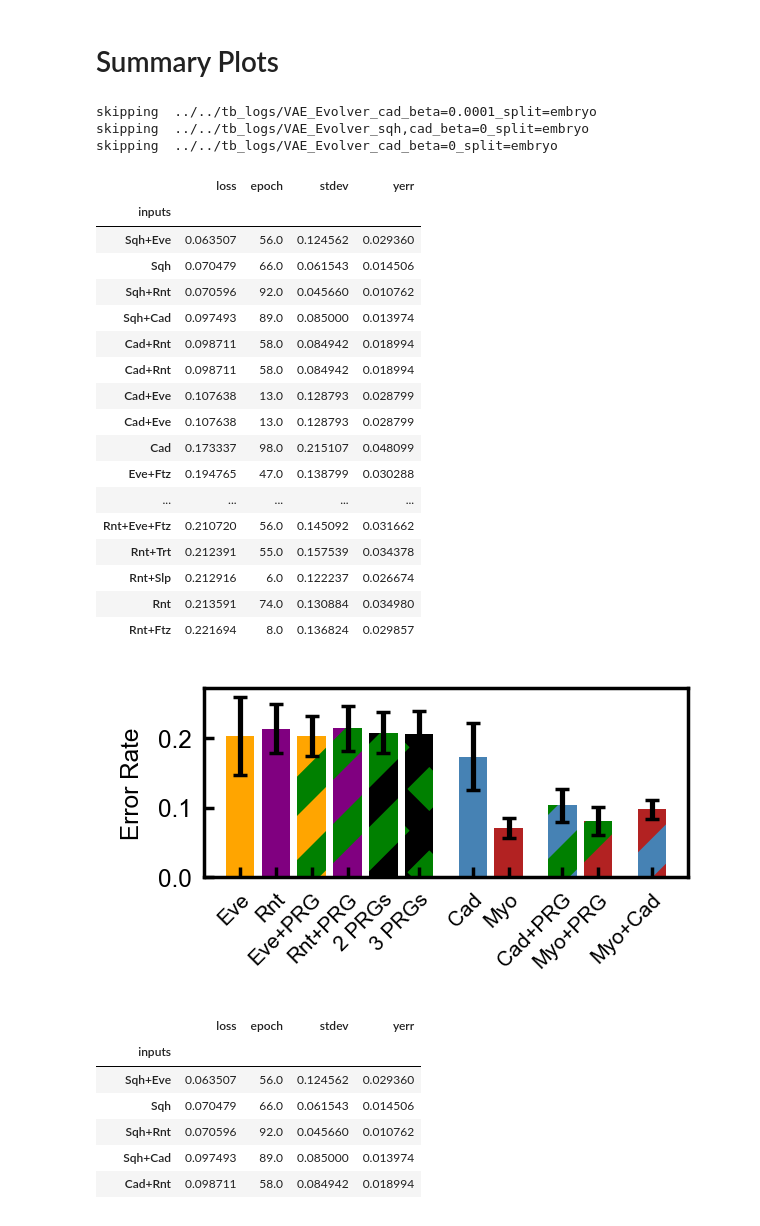
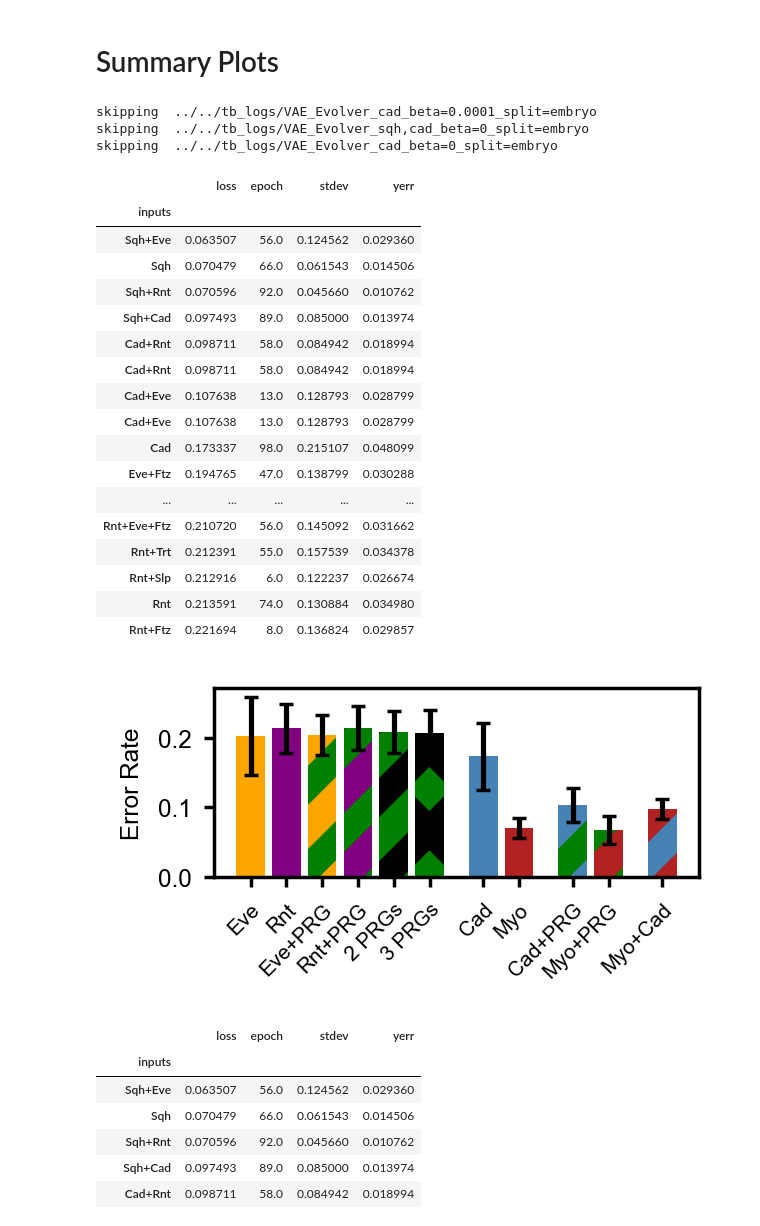
Before and after one commit to jcolen/drosophila_morphogenesis, a Jupyter notebook: vae_models/ReevaluateValidationErrors.ipynb, the cells around one changed output. Saved outputs shown, nothing was run; the diff lists cells and outputs as text; code cells hidden in the pictures.

```diff
--- a/vae_models/ReevaluateValidationErrors.ipynb
+++ b/vae_models/ReevaluateValidationErrors.ipynb
@@ -211,6 +213,8 @@ TypeError: max(): argument 'input' (position 1) must be Tensor, not list
 # %% [markdown]
 # Summary Plots
 # %%
+import matplotlib
+
 plt.rcParams['font.size'] = 7
 plt.rcParams['font.family'] = 'Arial'
 plt.rcParams['figure.dpi'] = 200
@@ -317,7 +321,7 @@ labels.append('Cad+PRG')
 
 idxs=['Sqh+Rnt', 'Sqh+Eve']
 di = data.loc[[c for c in idxs if c in data.index]]
-ax.bar(len(labels)+offset, di.loss.mean()*1.2,
+ax.bar(len(labels)+offset, di.loss.mean(),
        yerr=di.yerr.mean(),
        facecolor=colors['Sqh'], edgecolor=colors['PRG'],
        hatch='/', lw=0)
@@ -333,34 +337,34 @@ bars = [rect for rect in ax.get_children() if isinstance(rect, matplotlib.patche
 xticks = [bar.xy[0] + bar.get_width() / 2 for bar in bars[:-1]]
 ax.set_xticks(xticks)
 ax.set_xticklabels(labels, rotation=45,
                    fontsize=6, rotation_mode='anchor', ha='right');
 #ax.set_yscale('log')
 ax.set_ylabel('Error Rate')
 
 data
 # %% [output]
 skipping  ../../tb_logs/VAE_Evolver_cad_beta=0.0001_split=embryo
 skipping  ../../tb_logs/VAE_Evolver_sqh,cad_beta=0_split=embryo
 skipping  ../../tb_logs/VAE_Evolver_cad_beta=0_split=embryo
 |  | loss | epoch | stdev | yerr |
 | inputs |  |  |  |  |
 | Sqh+Eve | 0.063507 | 56.0 | 0.124562 | 0.029360 |
 | Sqh | 0.070479 | 66.0 | 0.061543 | 0.014506 |
 | Sqh+Rnt | 0.070596 | 92.0 | 0.045660 | 0.010762 |
 | Sqh+Cad | 0.097493 | 89.0 | 0.085000 | 0.013974 |
 | Cad+Rnt | 0.098711 | 58.0 | 0.084942 | 0.018994 |
 | Cad+Rnt | 0.098711 | 58.0 | 0.084942 | 0.018994 |
 | Cad+Eve | 0.107638 | 13.0 | 0.128793 | 0.028799 |
 | Cad+Eve | 0.107638 | 13.0 | 0.128793 | 0.028799 |
 | Cad | 0.173337 | 98.0 | 0.215107 | 0.048099 |
 | Eve+Ftz | 0.194765 | 47.0 | 0.138799 | 0.030288 |
 | ... | ... | ... | ... | ... |
 | Rnt+Eve+Ftz | 0.210720 | 56.0 | 0.145092 | 0.031662 |
 | Rnt+Trt | 0.212391 | 55.0 | 0.157539 | 0.034378 |
 | Rnt+Slp | 0.212916 | 6.0 | 0.122237 | 0.026674 |
 | Rnt | 0.213591 | 74.0 | 0.130884 | 0.034980 |
 | Rnt+Ftz | 0.221694 | 8.0 | 0.136824 | 0.029857 |
-[figure, old version]
+[figure, new version]
 # %%
 data
 # %% [output]
```
Also changed, not shown: parts of 1 cell of this notebook, 13 other files.
